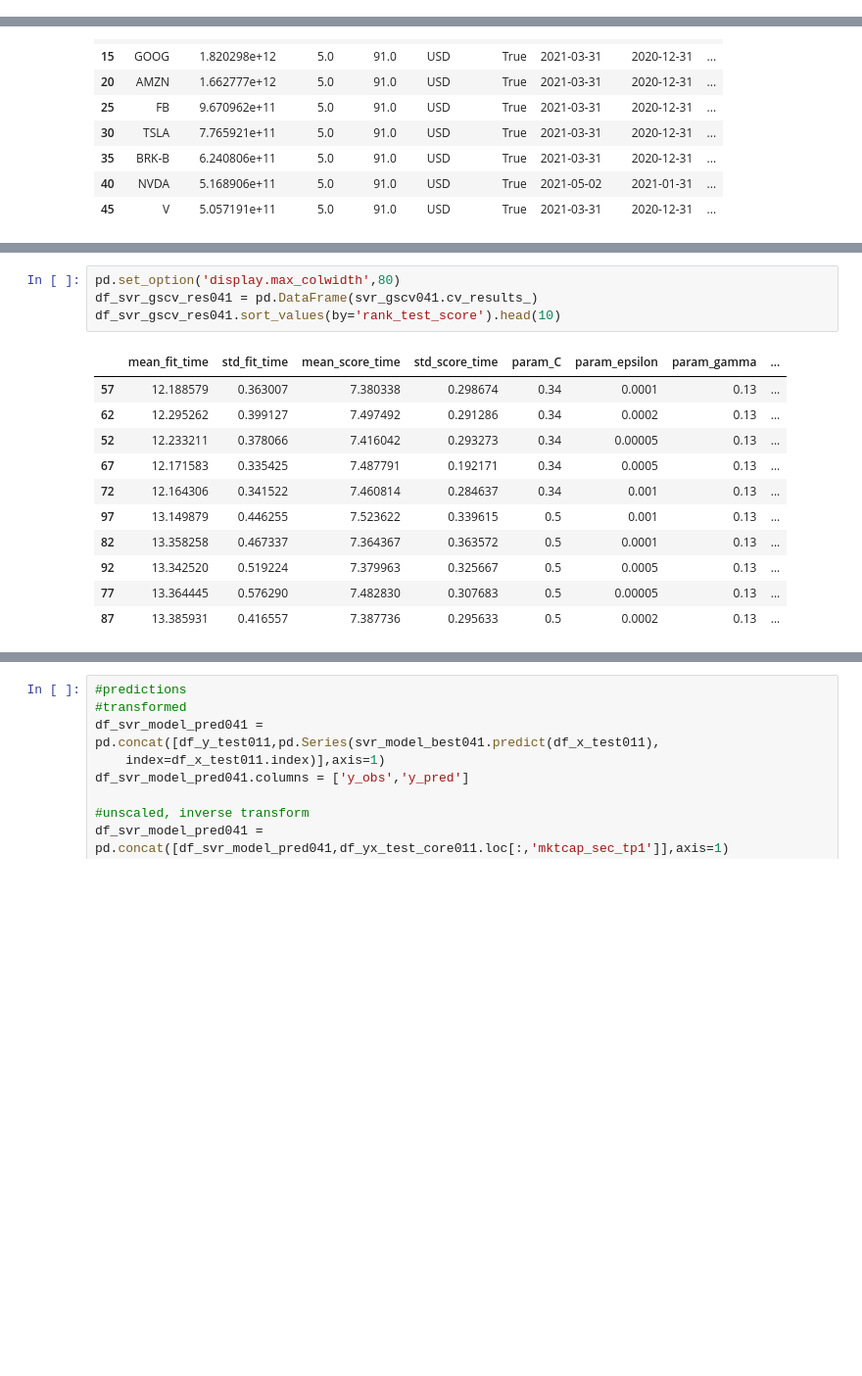
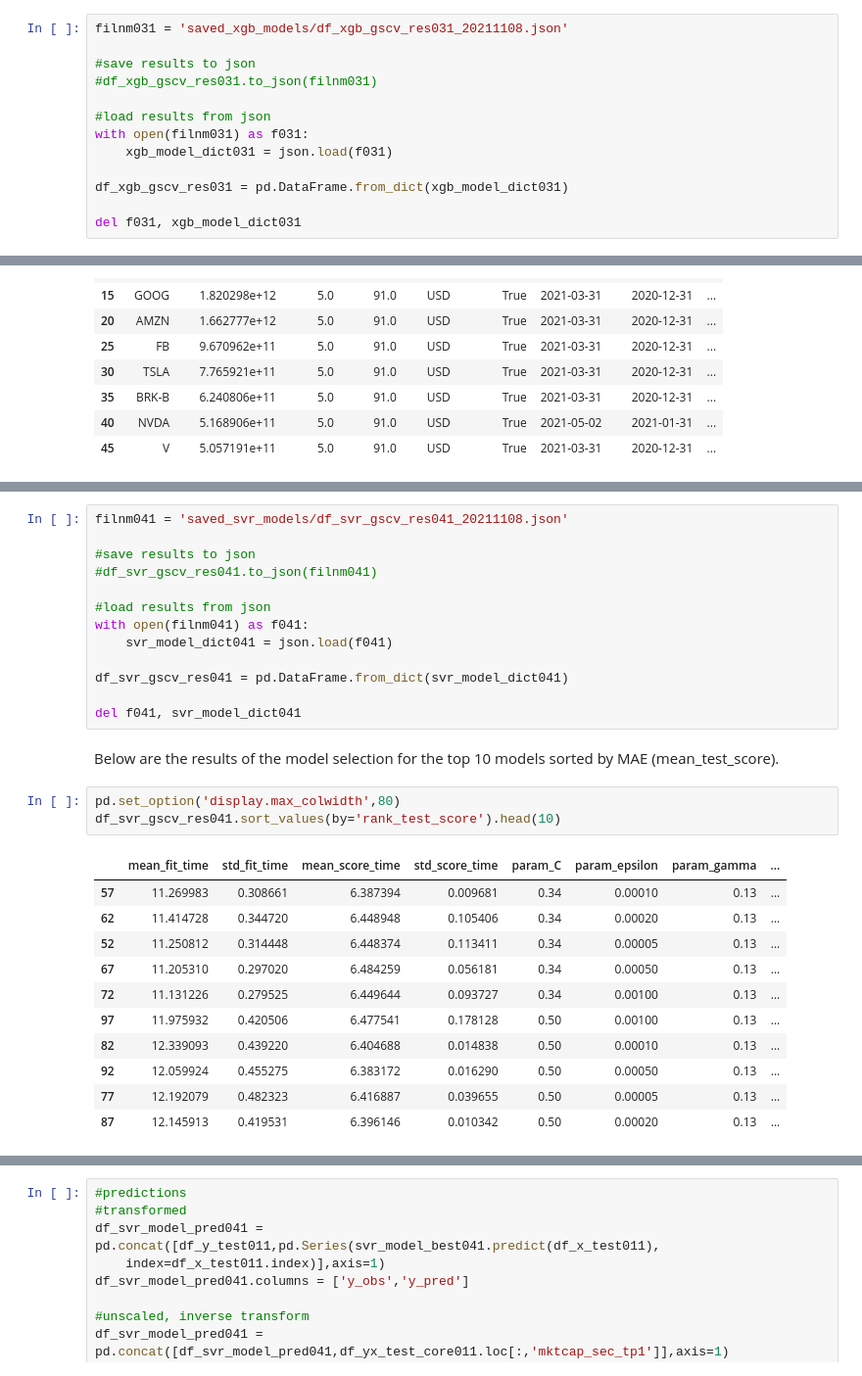
Before and after one commit to gskalski267/springboard, a Jupyter notebook: Capstone_Project_3/notebooks/041_Cap3_Modeling.ipynb, the cells around one changed output, grey strips where cells are left out. Shown at 98% size. Saved outputs shown, nothing was run; the diff lists cells and outputs as text; blank space fills up the shorter version.

```diff
--- a/Capstone_Project_3/notebooks/041_Cap3_Modeling.ipynb
+++ b/Capstone_Project_3/notebooks/041_Cap3_Modeling.ipynb
@@ -954,0 +1040,13 @@ print(gscv_start031,gscv_end031,gscv_elapsed031)
+# %%
+filnm031 = 'saved_xgb_models/df_xgb_gscv_res031_20211108.json'
+
+#save results to json
+#df_xgb_gscv_res031.to_json(filnm031)
+
+#load results from json
+with open(filnm031) as f031:
+    xgb_model_dict031 = json.load(f031)
+
+df_xgb_gscv_res031 = pd.DataFrame.from_dict(xgb_model_dict031)
+
+del f031, xgb_model_dict031
@@ -1084,16 +1200,30 @@ Fitting 4 folds for each of 125 candidates, totalling 500 fits
+# %%
+filnm041 = 'saved_svr_models/df_svr_gscv_res041_20211108.json'
+
+#save results to json
+#df_svr_gscv_res041.to_json(filnm041)
+
+#load results from json
+with open(filnm041) as f041:
+    svr_model_dict041 = json.load(f041)
+
+df_svr_gscv_res041 = pd.DataFrame.from_dict(svr_model_dict041)
+
+del f041, svr_model_dict041
+# %% [markdown]
+Below are the results of the model selection for the top 10 models sorted by MAE (mean_test_score).
 # %%
 pd.set_option('display.max_colwidth',80)
-df_svr_gscv_res041 = pd.DataFrame(svr_gscv041.cv_results_)
 df_svr_gscv_res041.sort_values(by='rank_test_score').head(10)
 # %% [output]
 |  | mean_fit_time | std_fit_time | mean_score_time | std_score_time | param_C | param_epsilon | param_gamma | ... |
-| 57 | 12.188579 | 0.363007 | 7.380338 | 0.298674 | 0.34 | 0.0001 | 0.13 | ... |
-| 62 | 12.295262 | 0.399127 | 7.497492 | 0.291286 | 0.34 | 0.0002 | 0.13 | ... |
-| 52 | 12.233211 | 0.378066 | 7.416042 | 0.293273 | 0.34 | 0.00005 | 0.13 | ... |
-| 67 | 12.171583 | 0.335425 | 7.487791 | 0.192171 | 0.34 | 0.0005 | 0.13 | ... |
-| 72 | 12.164306 | 0.341522 | 7.460814 | 0.284637 | 0.34 | 0.001 | 0.13 | ... |
-| 97 | 13.149879 | 0.446255 | 7.523622 | 0.339615 | 0.5 | 0.001 | 0.13 | ... |
-| 82 | 13.358258 | 0.467337 | 7.364367 | 0.363572 | 0.5 | 0.0001 | 0.13 | ... |
-| 92 | 13.342520 | 0.519224 | 7.379963 | 0.325667 | 0.5 | 0.0005 | 0.13 | ... |
-| 77 | 13.364445 | 0.576290 | 7.482830 | 0.307683 | 0.5 | 0.00005 | 0.13 | ... |
-| 87 | 13.385931 | 0.416557 | 7.387736 | 0.295633 | 0.5 | 0.0002 | 0.13 | ... |
+| 57 | 11.269983 | 0.308661 | 6.387394 | 0.009681 | 0.34 | 0.00010 | 0.13 | ... |
+| 62 | 11.414728 | 0.344720 | 6.448948 | 0.105406 | 0.34 | 0.00020 | 0.13 | ... |
+| 52 | 11.250812 | 0.314448 | 6.448374 | 0.113411 | 0.34 | 0.00005 | 0.13 | ... |
+| 67 | 11.205310 | 0.297020 | 6.484259 | 0.056181 | 0.34 | 0.00050 | 0.13 | ... |
+| 72 | 11.131226 | 0.279525 | 6.449644 | 0.093727 | 0.34 | 0.00100 | 0.13 | ... |
+| 97 | 11.975932 | 0.420506 | 6.477541 | 0.178128 | 0.50 | 0.00100 | 0.13 | ... |
+| 82 | 12.339093 | 0.439220 | 6.404688 | 0.014838 | 0.50 | 0.00010 | 0.13 | ... |
+| 92 | 12.059924 | 0.455275 | 6.383172 | 0.016290 | 0.50 | 0.00050 | 0.13 | ... |
+| 77 | 12.192079 | 0.482323 | 6.416887 | 0.039655 | 0.50 | 0.00005 | 0.13 | ... |
+| 87 | 12.145913 | 0.419531 | 6.396146 | 0.010342 | 0.50 | 0.00020 | 0.13 | ... |
```
Also changed, not shown: parts of 114 cells of this notebook.
